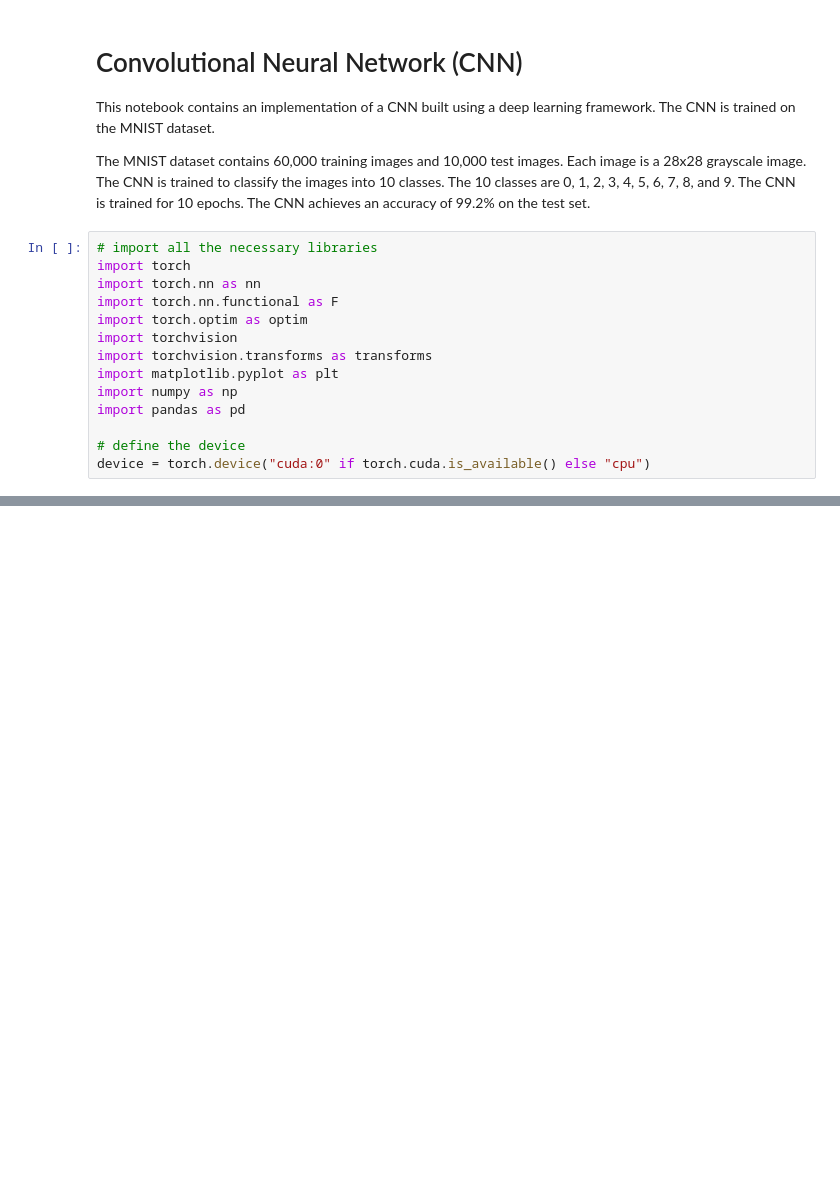
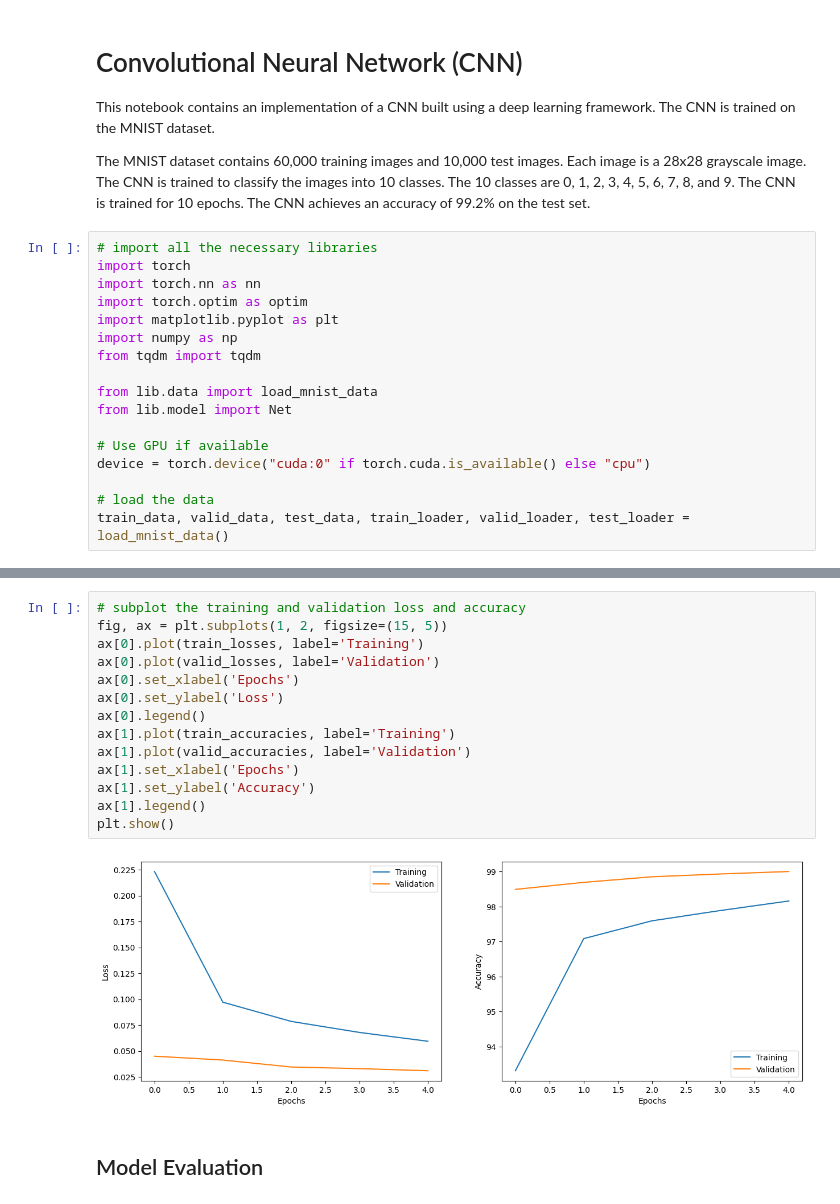
Before and after one commit to Aakash-Tripathi/CNN, a Jupyter notebook: src/pytorch.ipynb, the cells around one changed output, grey strips where cells are left out. Drawn from its saved outputs; the diff is of its cells as text; blank space fills up the shorter version.

```diff
--- a/src/pytorch.ipynb
+++ b/src/pytorch.ipynb
@@ -8,13 +8,16 @@ The MNIST dataset contains 60,000 training images and 10,000 test images. Each i
 # import all the necessary libraries
 import torch
 import torch.nn as nn
-import torch.nn.functional as F
 import torch.optim as optim
-import torchvision
-import torchvision.transforms as transforms
 import matplotlib.pyplot as plt
 import numpy as np
-import pandas as pd
+from tqdm import tqdm
 
-# define the device
+from lib.data import load_mnist_data
+from lib.model import Net
+
+# Use GPU if available
 device = torch.device("cuda:0" if torch.cuda.is_available() else "cpu")
+
+# load the data
+train_data, valid_data, test_data, train_loader, valid_loader, test_loader = load_mnist_data()
@@ -204,0 +81,18 @@ Test Acc: 99.03%
+# %%
+# subplot the training and validation loss and accuracy
+fig, ax = plt.subplots(1, 2, figsize=(15, 5))
+ax[0].plot(train_losses, label='Training')
+ax[0].plot(valid_losses, label='Validation')
+ax[0].set_xlabel('Epochs')
+ax[0].set_ylabel('Loss')
+ax[0].legend()
+ax[1].plot(train_accuracies, label='Training')
+ax[1].plot(valid_accuracies, label='Validation')
+ax[1].set_xlabel('Epochs')
+ax[1].set_ylabel('Accuracy')
+ax[1].legend()
+plt.show()
+# %% [output]
+[figure, added]
+# %% [markdown]
+## Model Evaluation
```
Also changed, not shown: parts of 14 cells of this notebook.
